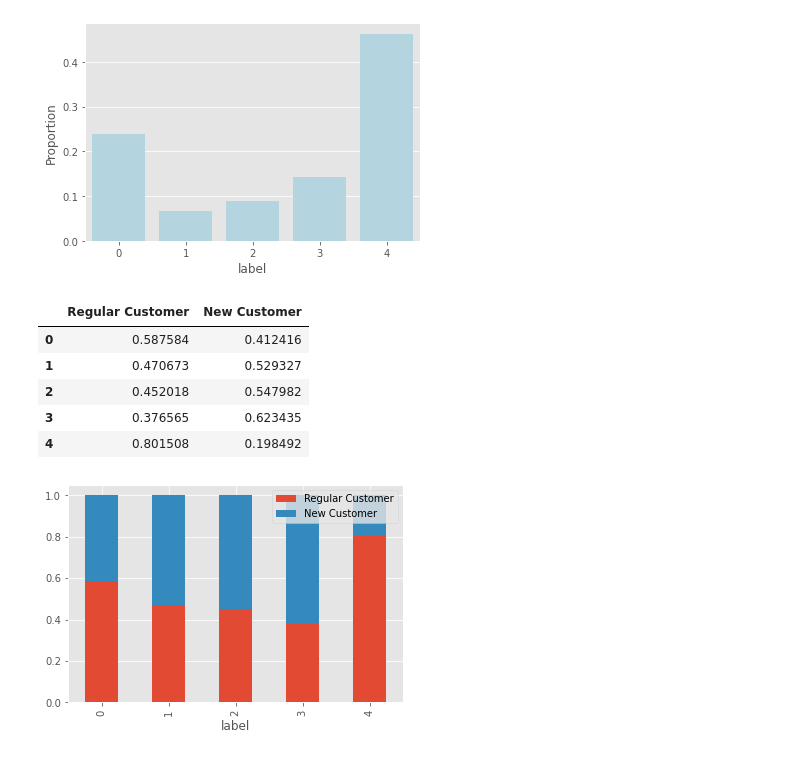
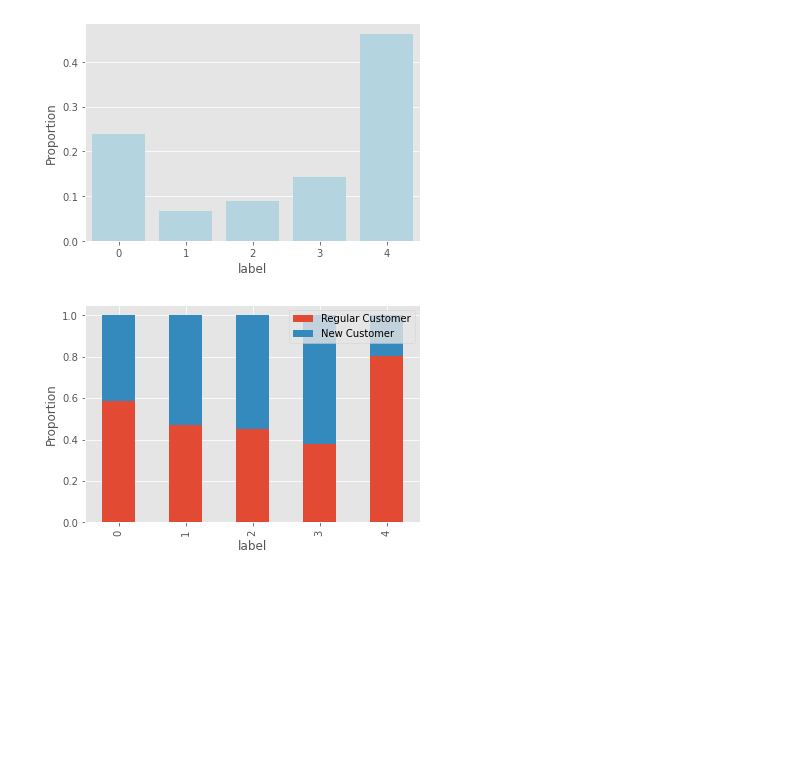
Before and after one commit to oscarm524/Data-Mining-Cup, a Jupyter notebook: DMC-2008/Data_Exploration/Data_Exploration.ipynb, the cells around one changed output. Saved outputs shown, nothing was run; the diff lists cells and outputs as text; code cells hidden in the pictures; blank space fills up the shorter version.

Commit message:
adding another bar chart

```diff
--- a/DMC-2008/Data_Exploration/Data_Exploration.ipynb
+++ b/DMC-2008/Data_Exploration/Data_Exploration.ipynb
@@ -52,25 +52,19 @@ sns.barplot(x = 'label', y = 'Proportion', data = data_plot1, color = 'lightblue
 [figure]
 # %%
 data_plot2 = pd.crosstab(train['target'], train['Neukunde'])
-data_plot2['label'] = data_plot2.index
-data_plot2.columns = ['Regular Customer', 'New Customer', 'label']
+# data_plot2['label'] = data_plot2.index
+# data_plot2.columns = ['Regular Customer', 'New Customer', 'label']
+data_plot2.columns = ['Regular Customer', 'New Customer']
 data_plot2 = data_plot2.reset_index(drop = True)
 data_plot2['Total'] = data_plot2['Regular Customer'] + data_plot2['New Customer']
 data_plot2['Regular Customer'] = data_plot2['Regular Customer'] / data_plot2['Total']
 data_plot2['New Customer'] = data_plot2['New Customer'] / data_plot2['Total']
-data_plot2 = data_plot2.drop(columns = ['Total', 'label'], axis = 1)
-data_plot2
+# data_plot2 = data_plot2.drop(columns = ['Total', 'label'], axis = 1)
+data_plot2 = data_plot2.drop(columns = ['Total'], axis = 1)
+
+data_plot2.plot(kind = 'bar', stacked = True)
+plt.xlabel('label')
+plt.ylabel('Proportion')
+plt.show();
 # %% [output]
-|  | Regular Customer | New Customer |
-| 0 | 0.587584 | 0.412416 |
-| 1 | 0.470673 | 0.529327 |
-| 2 | 0.452018 | 0.547982 |
-| 3 | 0.376565 | 0.623435 |
-| 4 | 0.801508 | 0.198492 |
+[figure, added]
-# %%
-data_plot2.plot(kind = 'bar', stacked = True)
-plt.xlabel('label')
-plt.ylabel('')
-plt.show();
-# %% [output]
-[figure, removed]
```
Also changed, not shown: parts of 3 cells of this notebook.
